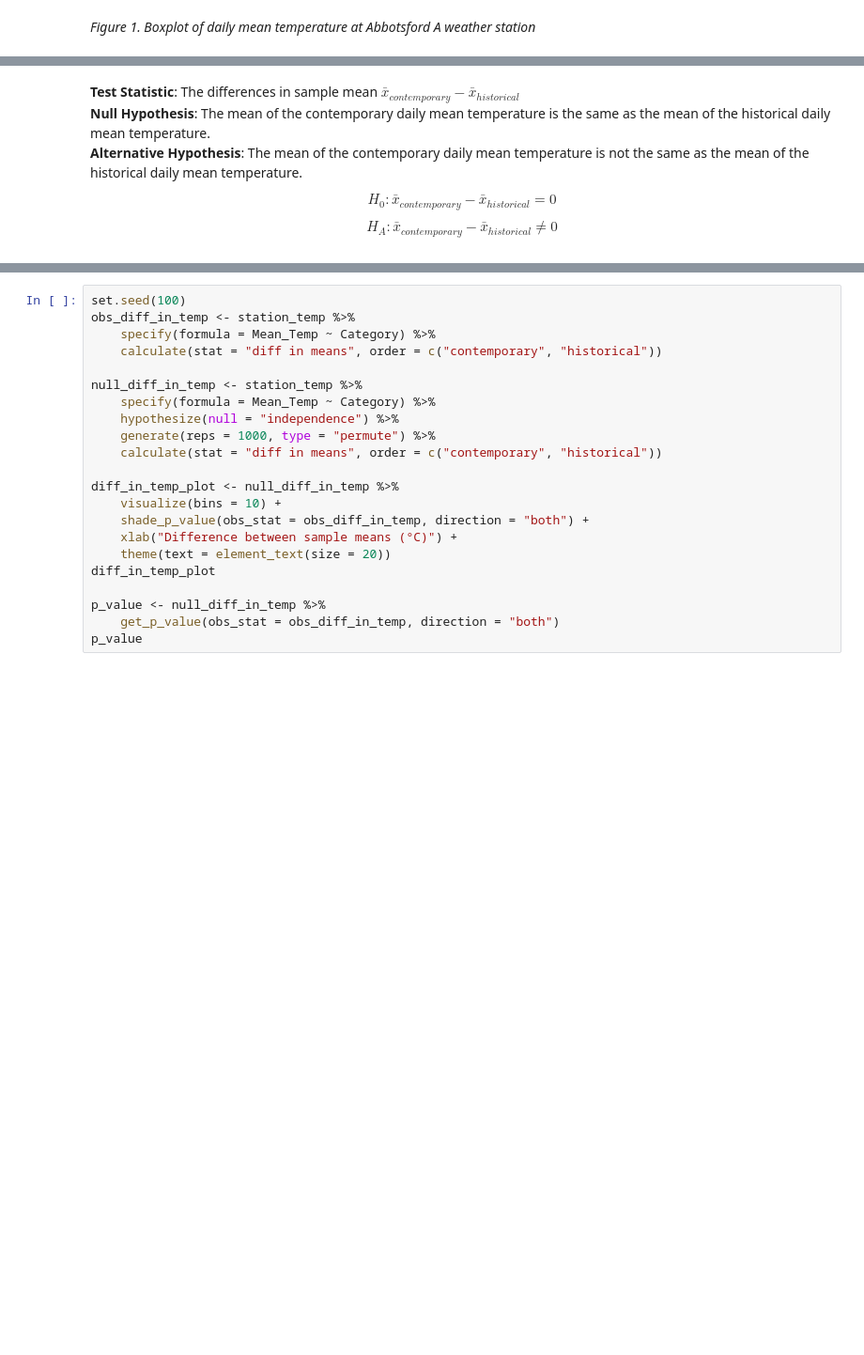
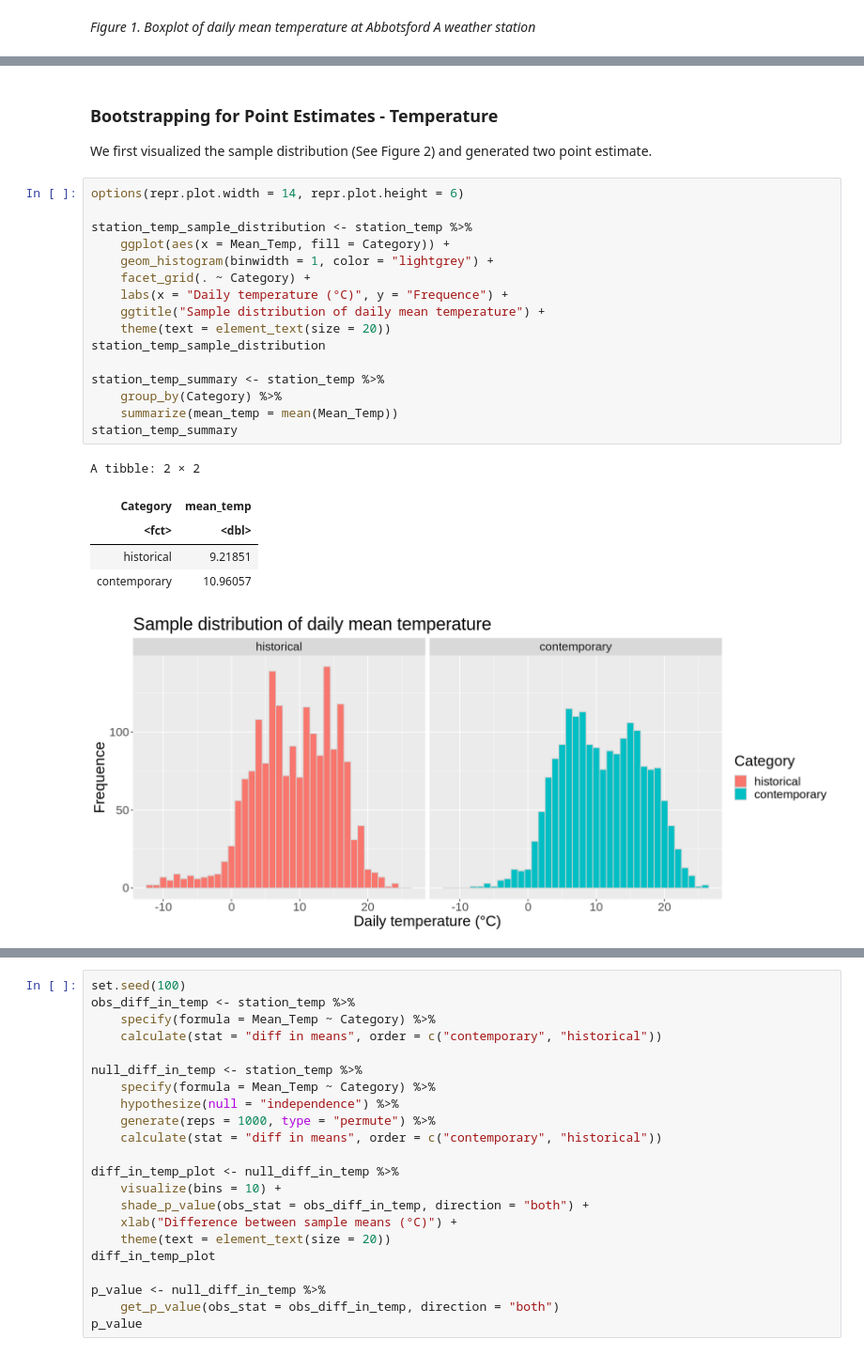
Before and after one commit to yxing6/STAT201-GroupProject-Climate, a Jupyter notebook: STAT201-Group17-ProjectProposal.ipynb, the cells around one changed output, grey strips where cells are left out. Shown at 94% size. Drawn from its saved outputs; the diff is of its cells as text; blank space fills up the shorter version.

Commit message:
Added point estimate and confidence interval for each random variable

```diff
--- a/STAT201-Group17-ProjectProposal.ipynb
+++ b/STAT201-Group17-ProjectProposal.ipynb
@@ -115,7 +125,27 @@ In this project, we will be conducting hypothesis testing to study if there is e
-# %% [markdown]
-**Test Statistic**: The differences in sample mean  $\bar{x}_{contemporary} - \bar{x}_{historical}$
-**Null Hypothesis**: The mean of the contemporary daily mean temperature is the same as the mean of the historical daily mean temperature.
-**Alternative Hypothesis**: The mean of the contemporary daily mean temperature is not the same as the mean of the historical daily mean temperature.
-
-$$H_0: \bar{x}_{contemporary} - \bar{x}_{historical} = 0$$
-$$H_A: \bar{x}_{contemporary} - \bar{x}_{historical} \neq 0$$
+# %% [markdown]
+### Bootstrapping for Point Estimates - Temperature
+
+We first visualized the sample distribution (See Figure 2) and generated two point estimate.
+# %%
+options(repr.plot.width = 14, repr.plot.height = 6)
+
+station_temp_sample_distribution <- station_temp %>%
+    ggplot(aes(x = Mean_Temp, fill = Category)) +
+    geom_histogram(binwidth = 1, color = "lightgrey") +
+    facet_grid(. ~ Category) +
+    labs(x = "Daily temperature (°C)", y = "Frequence") +
+    ggtitle("Sample distribution of daily mean temperature") +
+    theme(text = element_text(size = 20))
+station_temp_sample_distribution
+
+station_temp_summary <- station_temp %>%
+    group_by(Category) %>%
+    summarize(mean_temp = mean(Mean_Temp))
+station_temp_summary
+# %% [output]
+A tibble: 2 × 2
+| Category | mean_temp |
+| <fct> | <dbl> |
+| historical | 9.21851 |
+| contemporary | 10.96057 |
+[figure, added]
```
Also changed, not shown: parts of 15 cells of this notebook.
